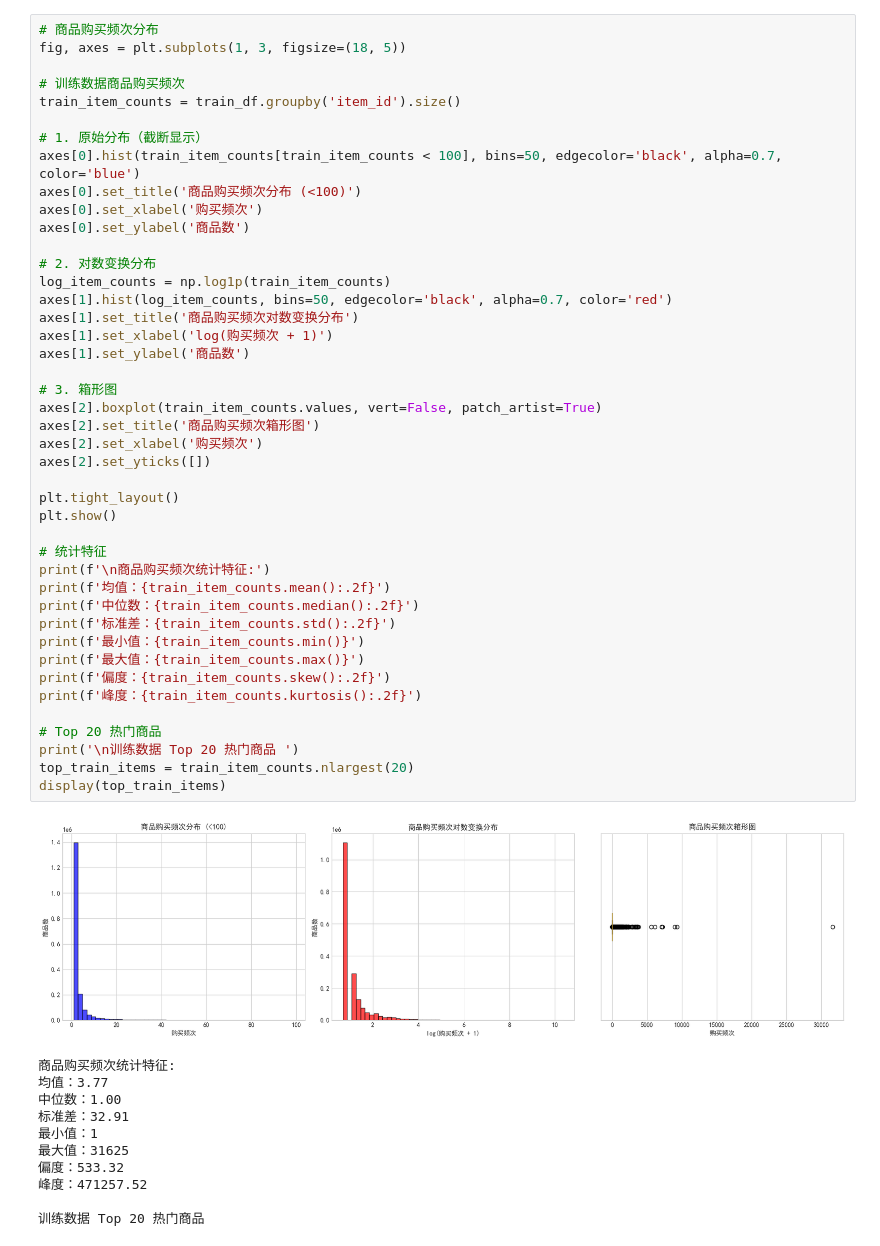
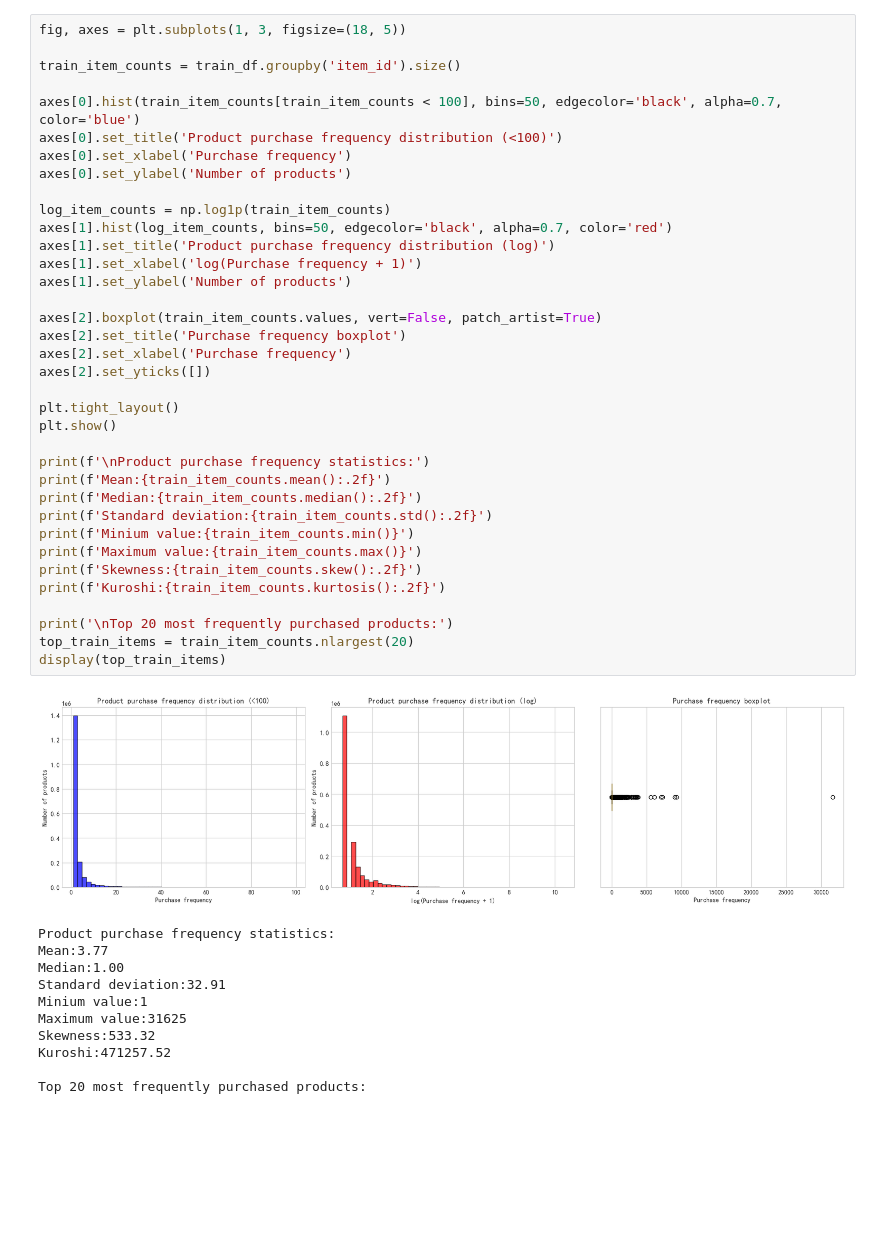
Before and after one commit to AlsQed/User_Purchase_Prediction, a Jupyter notebook: EDA.ipynb, the cells around one changed output. Saved outputs shown, nothing was run; the diff lists cells and outputs as text; blank space fills up the shorter version.

```diff
--- a/EDA.ipynb
+++ b/EDA.ipynb
@@ -352,58 +334,51 @@ print(f'唯一商品数：{item_attr_df["item_id"].nunique()}')
 # %%
-# 商品购买频次分布
 fig, axes = plt.subplots(1, 3, figsize=(18, 5))
 
-# 训练数据商品购买频次
 train_item_counts = train_df.groupby('item_id').size()
 
-# 1. 原始分布（截断显示）
 axes[0].hist(train_item_counts[train_item_counts < 100], bins=50, edgecolor='black', alpha=0.7, color='blue')
-axes[0].set_title('商品购买频次分布 (<100)')
-axes[0].set_xlabel('购买频次')
-axes[0].set_ylabel('商品数')
+axes[0].set_title('Product purchase frequency distribution (<100)')
+axes[0].set_xlabel('Purchase frequency')
+axes[0].set_ylabel('Number of products')
 
-# 2. 对数变换分布
 log_item_counts = np.log1p(train_item_counts)
 axes[1].hist(log_item_counts, bins=50, edgecolor='black', alpha=0.7, color='red')
-axes[1].set_title('商品购买频次对数变换分布')
-axes[1].set_xlabel('log(购买频次 + 1)')
-axes[1].set_ylabel('商品数')
+axes[1].set_title('Product purchase frequency distribution (log)')
+axes[1].set_xlabel('log(Purchase frequency + 1)')
+axes[1].set_ylabel('Number of products')
 
-# 3. 箱形图
 axes[2].boxplot(train_item_counts.values, vert=False, patch_artist=True)
-axes[2].set_title('商品购买频次箱形图')
-axes[2].set_xlabel('购买频次')
+axes[2].set_title('Purchase frequency boxplot')
+axes[2].set_xlabel('Purchase frequency')
 axes[2].set_yticks([])
 
 plt.tight_layout()
 plt.show()
 
-# 统计特征
-print(f'\n商品购买频次统计特征:')
-print(f'均值：{train_item_counts.mean():.2f}')
-print(f'中位数：{train_item_counts.median():.2f}')
-print(f'标准差：{train_item_counts.std():.2f}')
-print(f'最小值：{train_item_counts.min()}')
-print(f'最大值：{train_item_counts.max()}')
-print(f'偏度：{train_item_counts.skew():.2f}')
-print(f'峰度：{train_item_counts.kurtosis():.2f}')
+print(f'\nProduct purchase frequency statistics:')
+print(f'Mean:{train_item_counts.mean():.2f}')
+print(f'Median:{train_item_counts.median():.2f}')
+print(f'Standard deviation:{train_item_counts.std():.2f}')
+print(f'Minium value:{train_item_counts.min()}')
+print(f'Maximum value:{train_item_counts.max()}')
+print(f'Skewness:{train_item_counts.skew():.2f}')
+print(f'Kuroshi:{train_item_counts.kurtosis():.2f}')
 
-# Top 20 热门商品
-print('\n训练数据 Top 20 热门商品 ')
+print('\nTop 20 most frequently purchased products:')
 top_train_items = train_item_counts.nlargest(20)
 display(top_train_items)
 # %% [output]
-[figure, old version]
+[figure, new version]
-商品购买频次统计特征:
-均值：3.77
-中位数：1.00
-标准差：32.91
-最小值：1
-最大值：31625
-偏度：533.32
-峰度：471257.52
+Product purchase frequency statistics:
+Mean:3.77
+Median:1.00
+Standard deviation:32.91
+Minium value:1
+Maximum value:31625
+Skewness:533.32
+Kuroshi:471257.52
 
-训练数据 Top 20 热门商品
+Top 20 most frequently purchased products:
 item_id
 7493101    31625
 516873      9295
```
Also changed, not shown: parts of 17 cells of this notebook.
